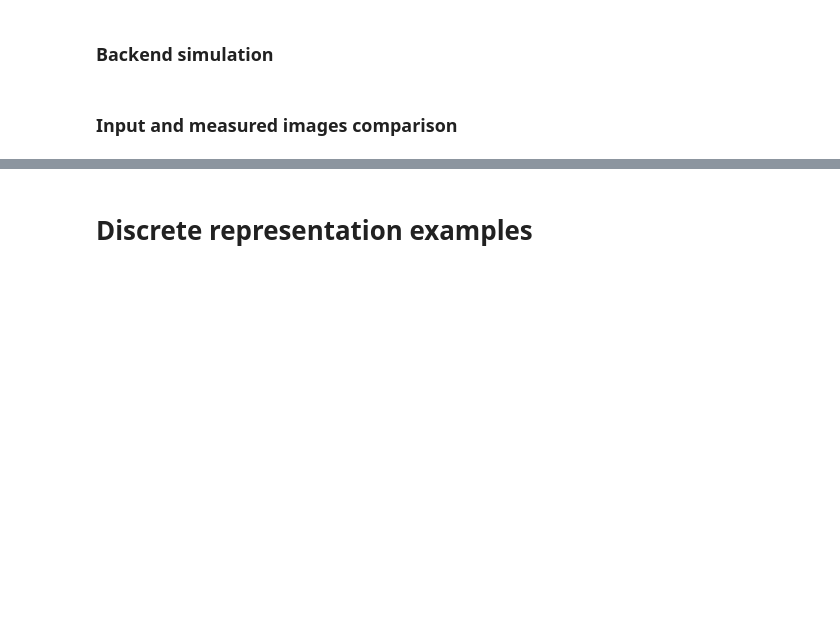
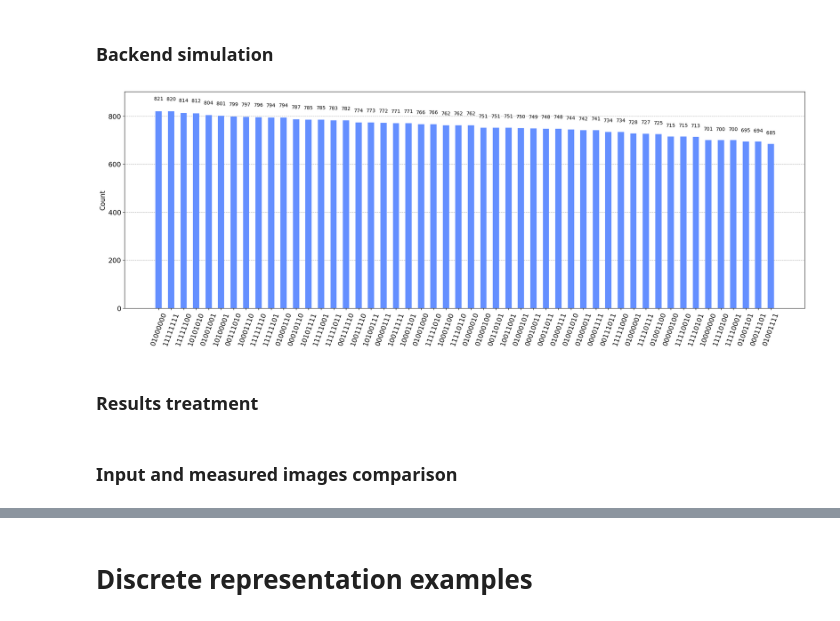
Before and after one commit to kaitouser/QML_TFG, a Jupyter notebook: Tutorial/Quantum encoding/Quantum_representations_tutorial.ipynb, the cells around one changed output, grey strips where cells are left out. Saved outputs shown, nothing was run; the diff lists cells and outputs as text; code cells hidden in the pictures; blank space fills up the shorter version.

```diff
--- a/Tutorial/Quantum encoding/Quantum_representations_tutorial.ipynb
+++ b/Tutorial/Quantum encoding/Quantum_representations_tutorial.ipynb
@@ -911,0 +982,27 @@ qc_image.measure(list(reversed(range(qc.num_qubits))), list(range(cr.size)))
+# %%
+for i, (phi, theta) in enumerate(zip(phis, thetas)):
+    qubit_index_bin = "{0:b}".format(i).zfill(num_ind_bits)
+
+    for k, qub_ind in enumerate(qubit_index_bin):
+        if int(qub_ind):
+            qc.x(O[k])
+
+    for coord_or_intns in (0,1):
+        if not coord_or_intns:
+            qc.mcry(theta=2*theta,
+                          q_controls=controls,
+                          q_target=c[0])
+        else:
+            qc.x(p)
+            qc.mcry(theta=2*phi,
+                          q_controls=controls,
+                          q_target=c[0])
+            if i!=len(thetas) - 1:
+                qc.x(p)
+
+    if  i!=len(thetas) - 1:
+        for k, qub_ind in enumerate(qubit_index_bin):
+            if int(qub_ind):
+                qc.x(O[k])
+
+qc.measure(list(reversed(range(qc.num_qubits))), list(range(cr.size)))
@@ -921,9 +1019,13 @@ print("depth is {}".format(wash_qc.depth()))
 # %%
 shots = 100000
 backend = Aer.get_backend('aer_simulator')
-result, counts = backend_sim(qc_image, backend, shots)
+result, counts = backend_sim(qc, backend, shots)
-# %% [markdown]
-### Input and measured images comparison
+# %%
+plot_histogram(counts, figsize=(25,8), sort="value_desc", number_to_keep=50)
+# %% [output]
+[figure, added]
+# %% [markdown]
+### Results treatment
 # %%
 ind_list = sorted(range(len(im_list)), key=lambda k:im_list[k])
 max_index = max(ind_list)
@@ -967,2 +1075,4 @@ classical_coords = np.interp(classical_coords, (0, np.pi/2), (0, len(im_list))).
+# %% [markdown]
+### Input and measured images comparison
 # %%
 plot_to_compare(output_im, image)
```
Also changed, not shown: parts of 83 cells of this notebook.
